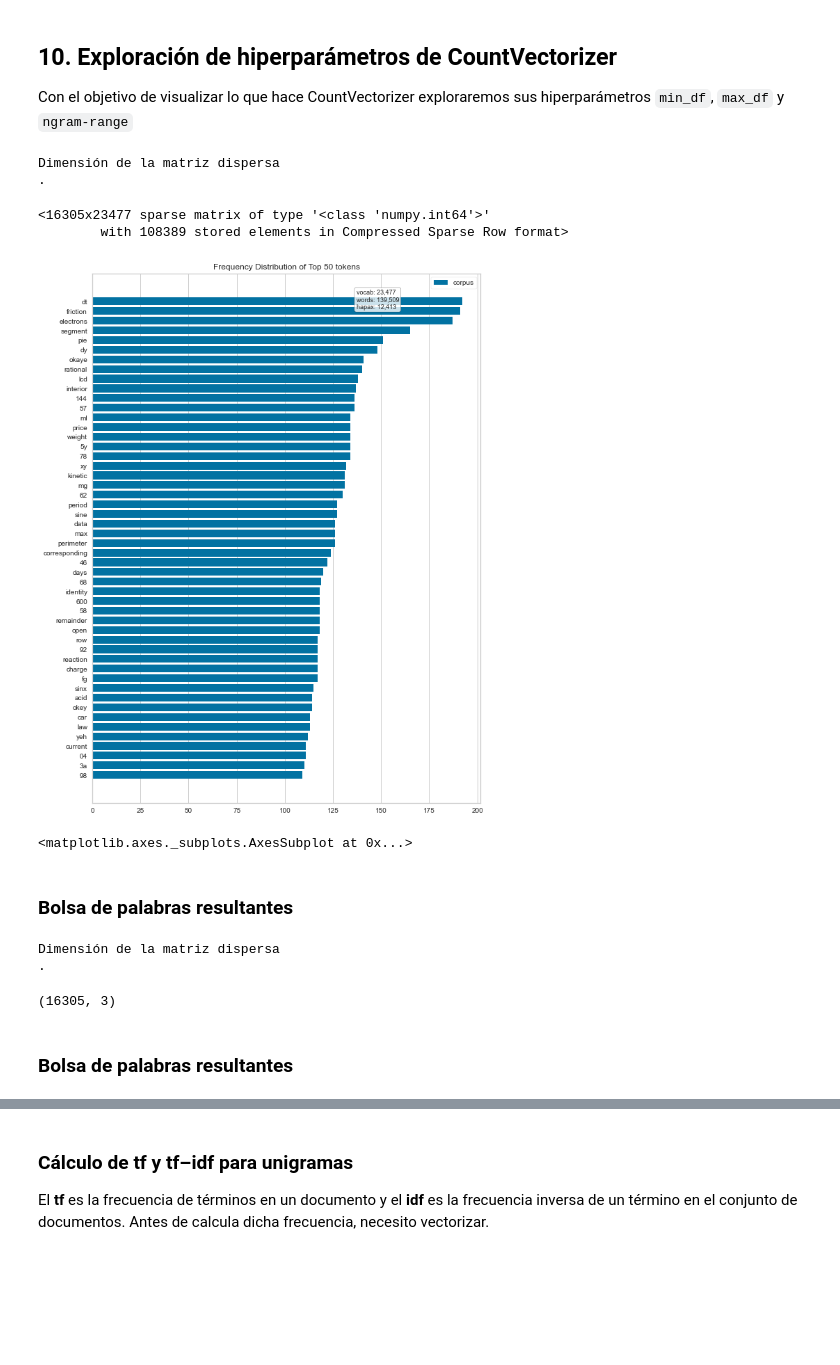
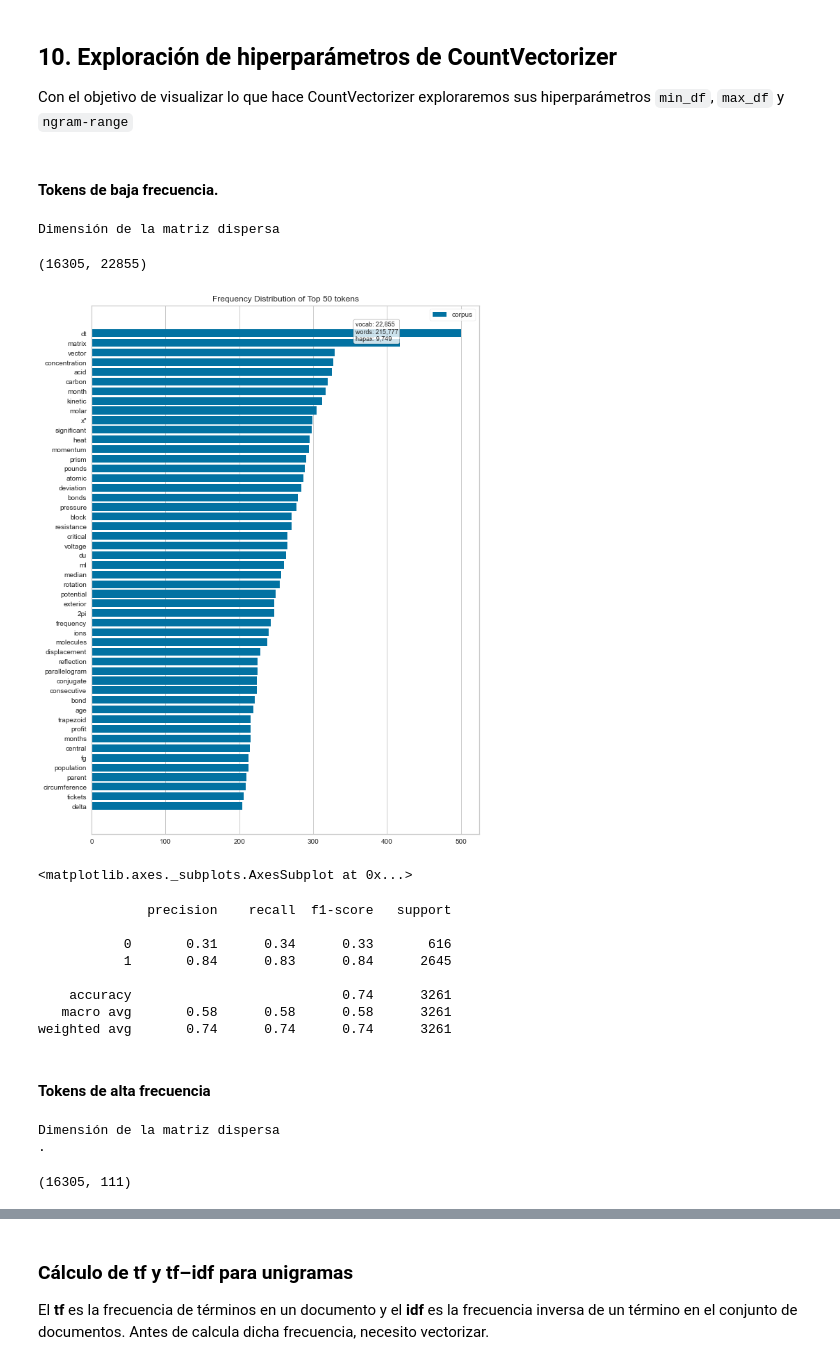
Before and after one commit to giannipablo/MentoriaDiploDatos2020, a Jupyter notebook: Practico_3y4_part_5.ipynb, the cells around one changed output, grey strips where cells are left out. Saved outputs shown, nothing was run; the diff lists cells and outputs as text; code cells hidden in the pictures; blank space fills up the shorter version.

Commit message:
Se agregan trigramas, predicción con bigramas, trigramas y apuntes de conclusiones al respecto

```diff
--- a/Practico_3y4_part_5.ipynb
+++ b/Practico_3y4_part_5.ipynb
@@ -408,44 +408,59 @@ weighted avg       0.79      0.77      0.78      3261
 ## 10. Exploración de hiperparámetros de CountVectorizer
 
 Con el objetivo de visualizar lo que hace CountVectorizer exploraremos sus hiperparámetros `min_df`, `max_df` y `ngram-range`
+# %% [markdown]
+#### **Tokens de baja frecuencia.**
 # %%
 # palabras que representen menos de un 0,5% de las palabras totales
 vectorizer_min = CountVectorizer(min_df= 0.0, max_df= 0.005, ngram_range= (1,1))
-X_4 = vectorizer_min.fit_transform(df_X)
+X_min = vectorizer_min.fit_transform(df_X)
 
 # ¿cuál es la dimensión de la matriz dispersa?
-print('Dimensión de la matriz dispersa \n.')
-X_4  #o X.shape
+print('Dimensión de la matriz dispersa \n')
+X_min.shape
 # %% [output]
 Dimensión de la matriz dispersa
-.
-<16305x23477 sparse matrix of type '<class 'numpy.int64'>'
-        with 108389 stored elements in Compressed Sparse Row format>
+(16305, 22855)
 # %%
 plt.figure(figsize=(10,14))
 features = vectorizer_min.get_feature_names()
 visualizer = FreqDistVisualizer(features=features)
-visualizer.fit(X_4)
+visualizer.fit(X_min)
 visualizer.poof()
 # %% [output]
-[figure, old version]
+[figure, new version]
 <matplotlib.axes._subplots.AxesSubplot at 0x...>
-# %% [markdown]
-### **Bolsa de palabras resultantes**
+# %%
+# Predicción usando Naive Bayes
+X, y = X_min, df_y
+X_train, X_test, y_train, y_test = train_test_split(X, y, test_size=0.2, random_state=0)
+naive_bayes.fit(X_train, y_train)
+y_train_pred_NB = naive_bayes.predict(X_train)
+y_test_pred_NB = naive_bayes.predict(X_test)
+print(classification_report(y_test, y_test_pred_NB))
+# %% [output]
+              precision    recall  f1-score   support
+
+           0       0.31      0.34      0.33       616
+           1       0.84      0.83      0.84      2645
+
+    accuracy                           0.74      3261
+   macro avg       0.58      0.58      0.58      3261
+weighted avg       0.74      0.74      0.74      3261
+# %% [markdown]
+#### **Tokens de alta frecuencia**
 # %%
 # palabras que representen más de un 35% del total de palabras
-vectorizer_max = CountVectorizer(min_df= 0.70)
+vectorizer_max = CountVectorizer(min_df= 0.30)
 #vectorizer = CountVectorizer(min_df= 0.005, max_df= 0.35)
-X_5 = vectorizer_max.fit_transform(df_X)
+X_max = vectorizer_max.fit_transform(df_X)
 # ¿cuál es la dimensión de la matriz dispersa?
 print('Dimensión de la matriz dispersa \n.')
-X_5.shape #o X.shape
+X_max.shape #o X.shape
 # %% [output]
 Dimensión de la matriz dispersa
 .
-(16305, 3)
+(16305, 111)
-# %% [markdown]
-### **Bolsa de palabras resultantes**
 # %%
 plt.figure(figsize=(10,14))
 features = vectorizer_max.get_feature_names()
```
Also changed, not shown: parts of 12 cells of this notebook.
